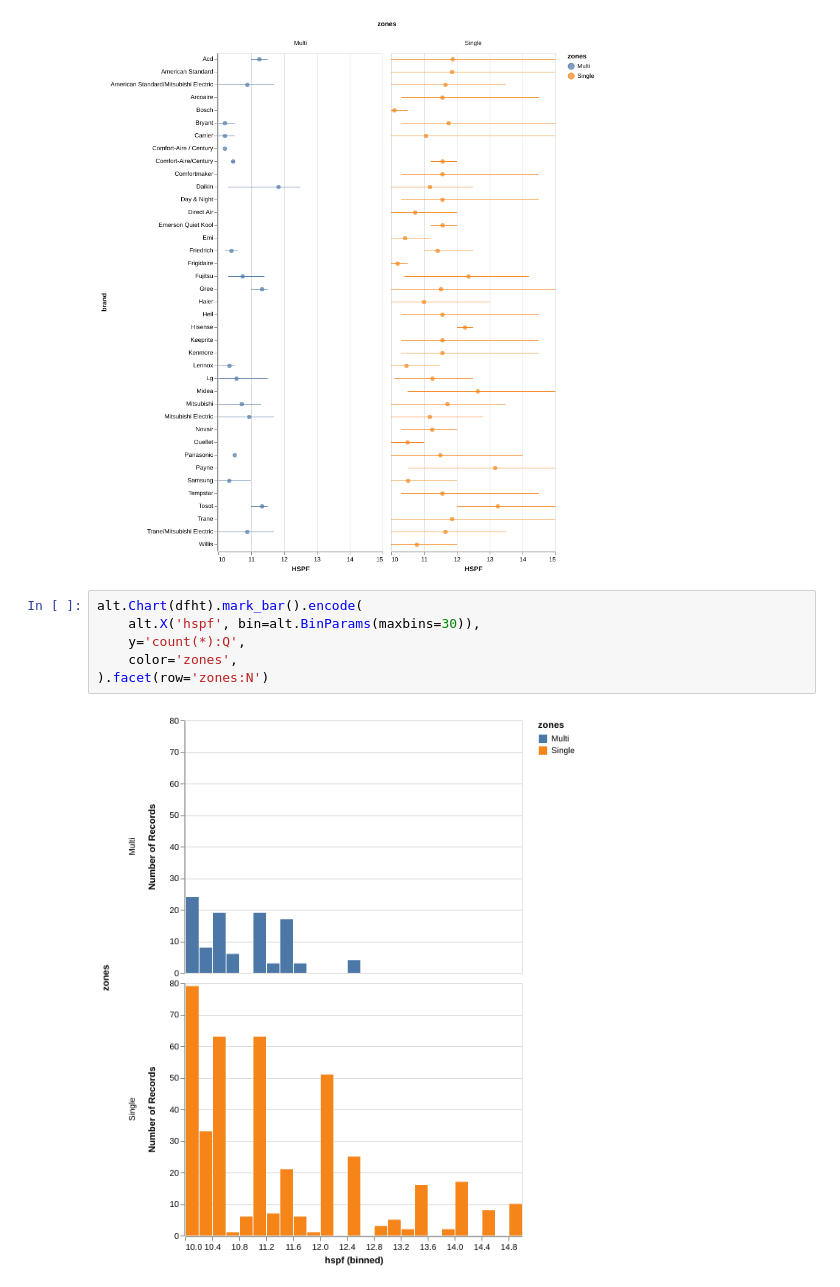
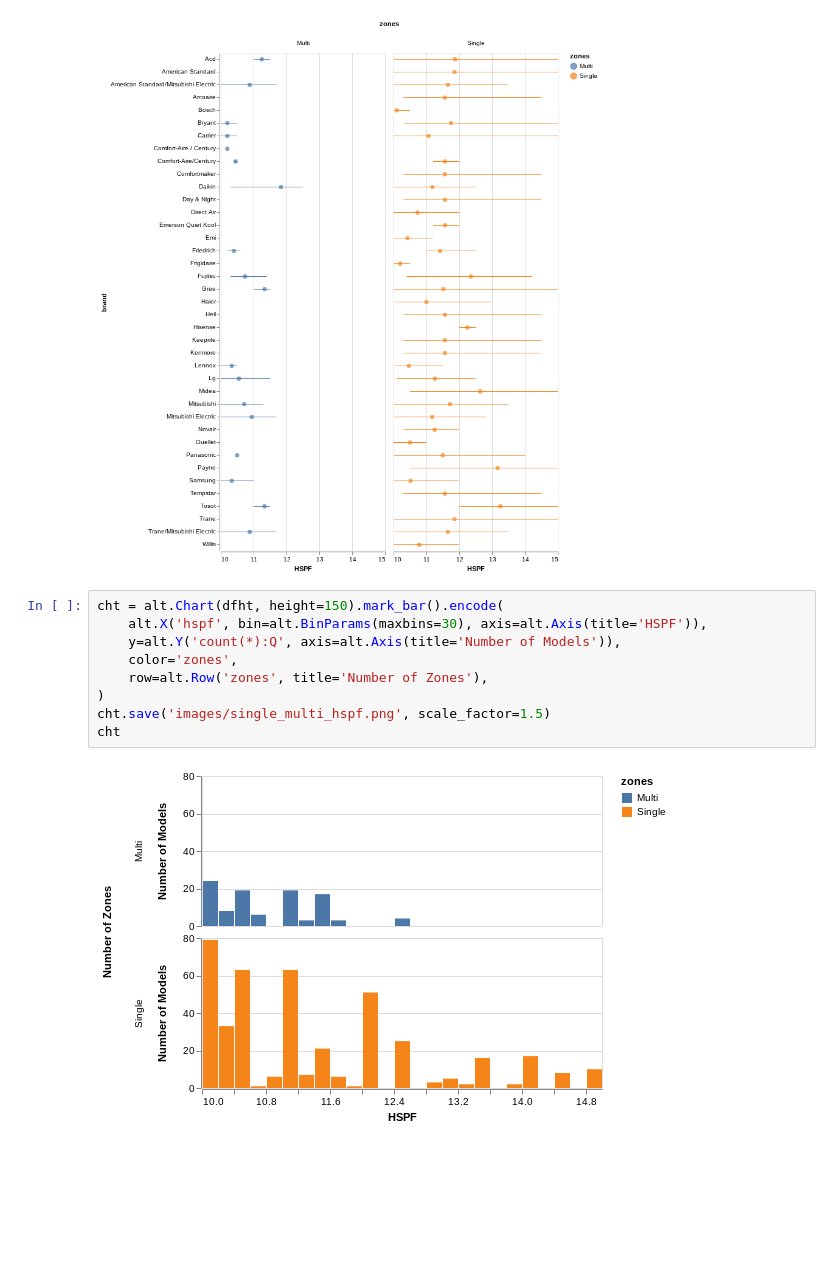
Before and after one commit to alanmitchell/heat-pump-study, a Jupyter notebook: general/neep_eda3.ipynb, the cells around one changed output. Drawn from its saved outputs; the diff is of its cells as text; blank space fills up the shorter version.

Commit message:
More graphs related to model runs.

```diff
--- a/general/neep_eda3.ipynb
+++ b/general/neep_eda3.ipynb
@@ -148,10 +148,13 @@ cht.facet(column='zones:N', data=dfht_avg)
 # %% [output]
 [figure]
 # %%
-alt.Chart(dfht).mark_bar().encode(
-    alt.X('hspf', bin=alt.BinParams(maxbins=30)),
-    y='count(*):Q',
+cht = alt.Chart(dfht, height=150).mark_bar().encode(
+    alt.X('hspf', bin=alt.BinParams(maxbins=30), axis=alt.Axis(title='HSPF')),
+    y=alt.Y('count(*):Q', axis=alt.Axis(title='Number of Models')),
     color='zones',
-).facet(row='zones:N')
+    row=alt.Row('zones', title='Number of Zones'),
+)
+cht.save('images/single_multi_hspf.png', scale_factor=1.5)
+cht
 # %% [output]
-[figure, old version]
+[figure, new version]
```
Also changed, not shown: parts of 1 cell of this notebook, 3 other files.
